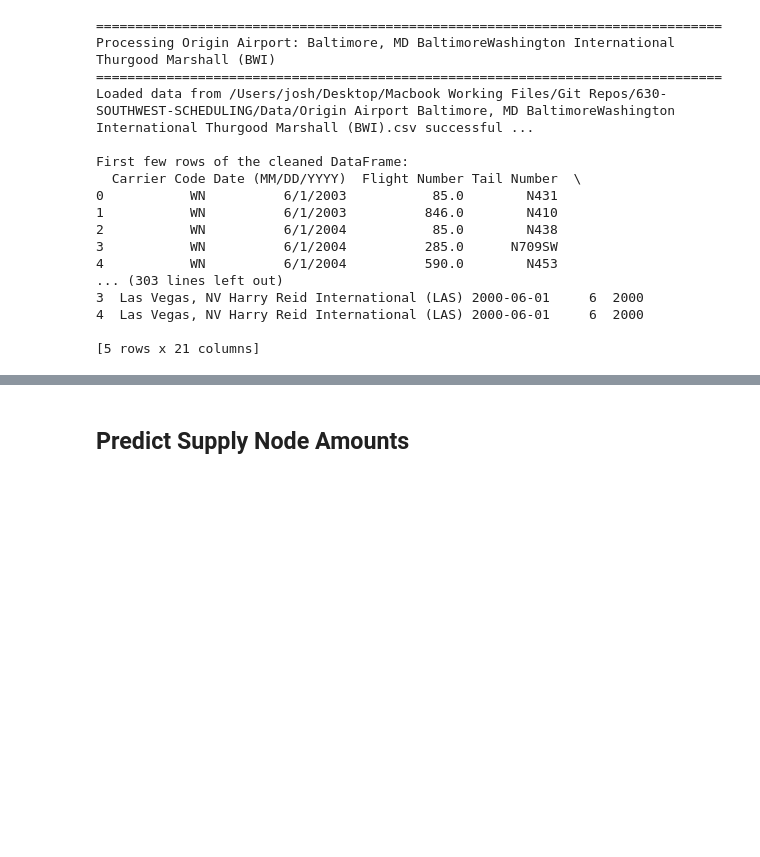
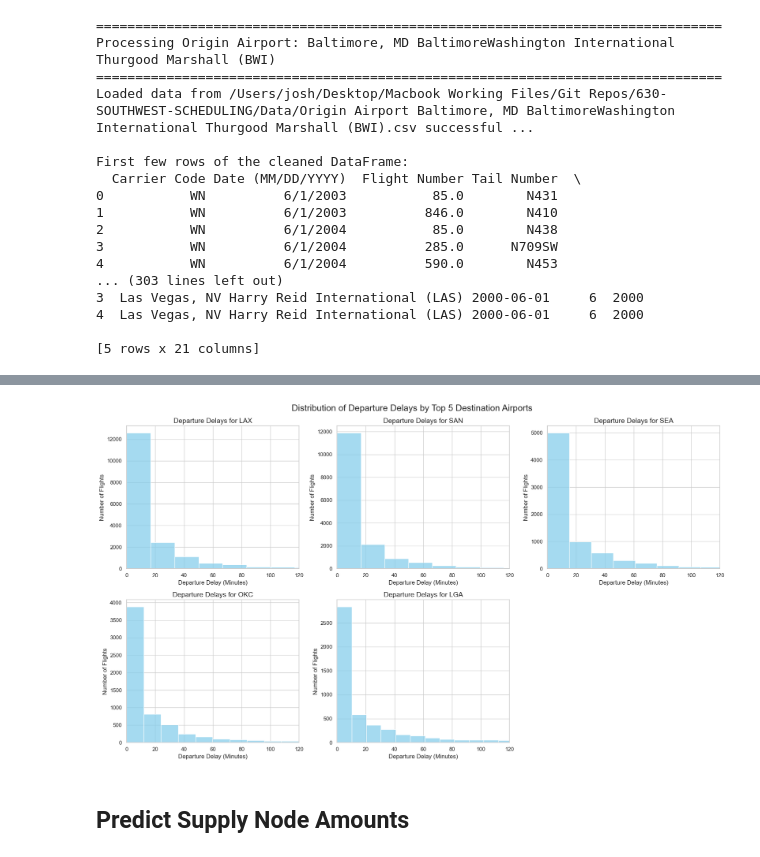
Before and after one commit to Musiik-fn/630-SOUTHWEST-SCHEDULING, a Jupyter notebook: Processing/forecasting.ipynb, the cells around one changed output, grey strips where cells are left out. Saved outputs shown, nothing was run; the diff lists cells and outputs as text; code cells hidden in the pictures; blank space fills up the shorter version.

```diff
--- a/Processing/forecasting.ipynb
+++ b/Processing/forecasting.ipynb
@@ -138,3 +247,56 @@ First few rows of the cleaned DataFrame:
+# %%
+# Define the number of Destination Airports to plot
+num_destinations = 5
+
+# Select the top 5 Destination Airports based on the number of flights
+top_destinations = master_df['Destination Airport'].value_counts().nlargest(num_destinations).index
+
+# Set the x-axis limit to exclude extreme outliers (e.g., delays beyond 120 minutes)
+x_limit = 120
+
+# Define the number of bins for the histograms
+bins = 30
+
+# Create a figure with 5 subplots (arranged in 2 rows and 3 columns, leaving one empty)
+fig, axes = plt.subplots(nrows=2, ncols=3, figsize=(18, 10))
+axes = axes.flatten()  # Flatten to easily iterate
+
+# Iterate over the top destinations and plot each histogram
+for i, destination in enumerate(top_destinations):
+    ax = axes[i]
+    # Extract departure delays for the current Destination Airport
+    delays = master_df[master_df['Destination Airport'] == destination]['Departure delay (Minutes)']
+
+    # Plot the histogram
+    sns.histplot(
+        delays,
+        bins=bins,
+        kde=False,
+        color='skyblue',
+        ax=ax
+    )
+
+    # Set x-axis limits to manage outliers
+    ax.set_xlim(0, x_limit)
+
+    # Set title and labels
+    ax.set_title(f'Departure Delays for {destination}', fontsize=14)
+    ax.set_xlabel('Departure Delay (Minutes)', fontsize=12)
+    ax.set_ylabel('Number of Flights', fontsize=12)
+
+# Remove the sixth subplot (empty)
+fig.delaxes(axes[-1])
+
+# Adjust layout to prevent overlap
+plt.tight_layout()
+
+# Add an overall title to the figure
+plt.suptitle('Distribution of Departure Delays by Top 5 Destination Airports', fontsize=18, y=1.02)
+
+# Display the plot
+plt.show()
+# %% [output]
+[figure, added]
 # %% [markdown]
 ## Predict Supply Node Amounts
 # %%
```
Also changed, not shown: parts of 7 cells of this notebook, 2 other files.
